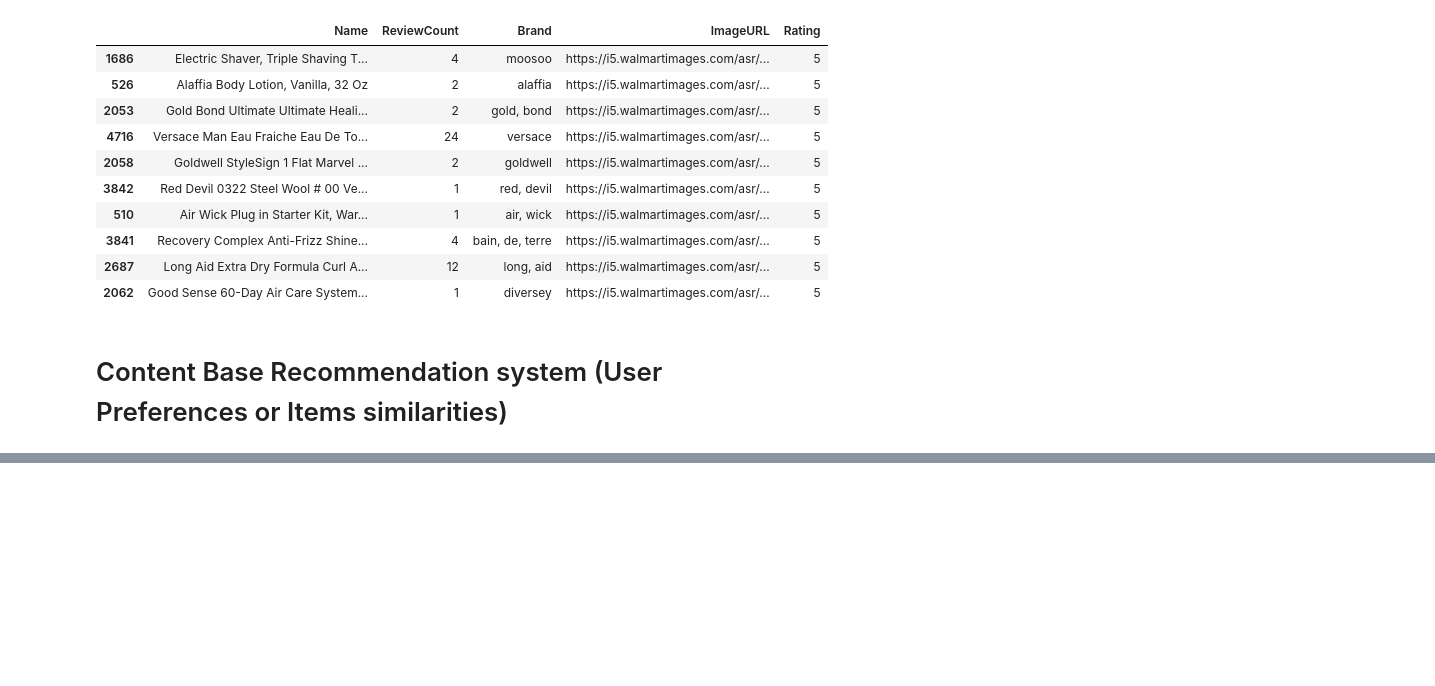
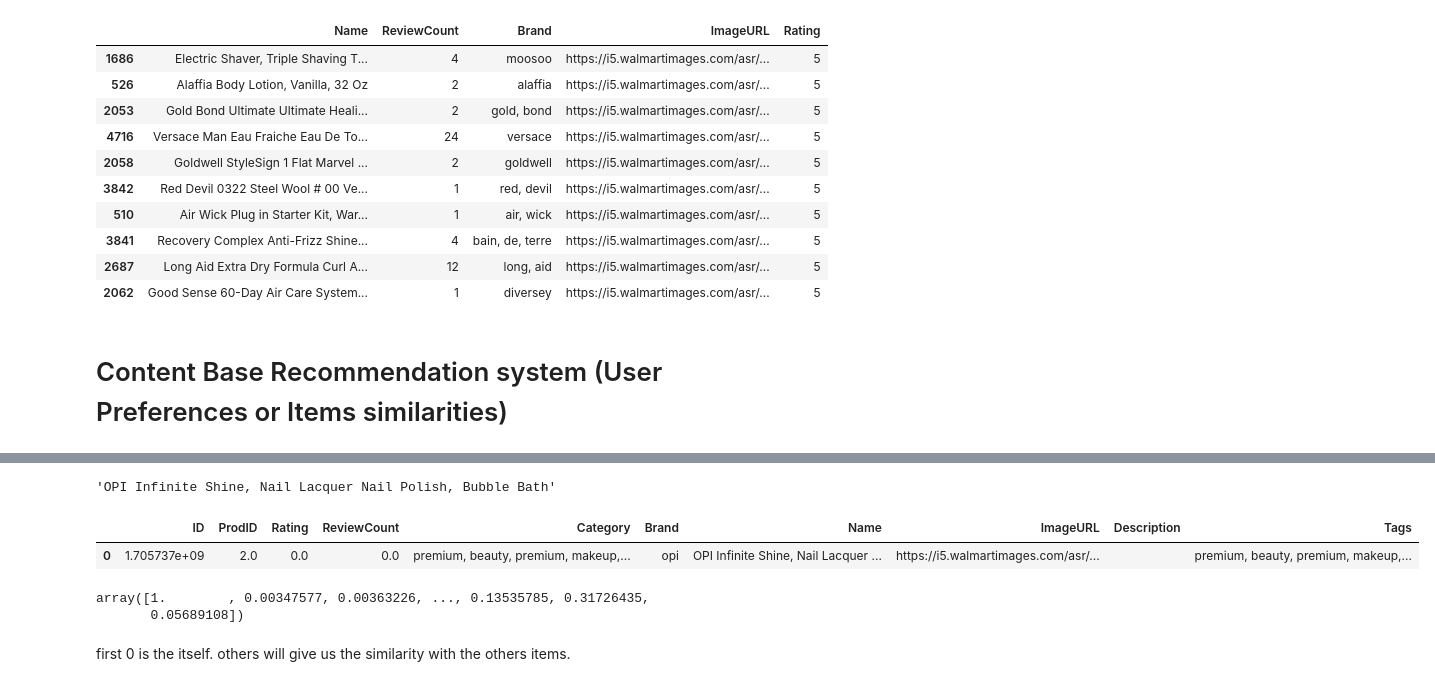
Before and after one commit to okanolgun/E-commerece-Product-Recommendation, a Jupyter notebook: Untitled.ipynb, the cells around one changed output, grey strips where cells are left out. Drawn from its saved outputs; the diff is of its cells as text; code cells hidden in the pictures; blank space fills up the shorter version.

```diff
--- a/Untitled.ipynb
+++ b/Untitled.ipynb
@@ -395,0 +429,10 @@ See the caveats in the documentation: https://pandas.pydata.org/pandas-docs/stab
+# %%
+train_data['Name'][0]
+# %% [output]
+'OPI Infinite Shine, Nail Lacquer Nail Polish, Bubble Bath'
+# %%
+item_name = 'OPI Infinite Shine, Nail Lacquer Nail Polish, Bubble Bath'
+train_data[train_data['Name'] == item_name]
+# %% [output]
+|  | ID | ProdID | Rating | ReviewCount | Category | Brand | Name | ImageURL | Description | Tags |
+| 0 | 1.705737e+09 | 2.0 | 0.0 | 0.0 | premium, beauty, premium, makeup,... | opi | OPI Infinite Shine, Nail Lacquer ... | https://i5.walmartimages.com/asr/... |  | premium, beauty, premium, makeup,... |
@@ -395,0 +443,7 @@ See the caveats in the documentation: https://pandas.pydata.org/pandas-docs/stab
+# %%
+cosine_similarities_content[item_index]
+# %% [output]
+array([1.        , 0.00347577, 0.00363226, ..., 0.13535785, 0.31726435,
+       0.05689108])
+# %% [markdown]
+first 0 is the itself. others will give us the similarity with the others items.
```
Also changed, not shown: parts of 22 cells of this notebook.
